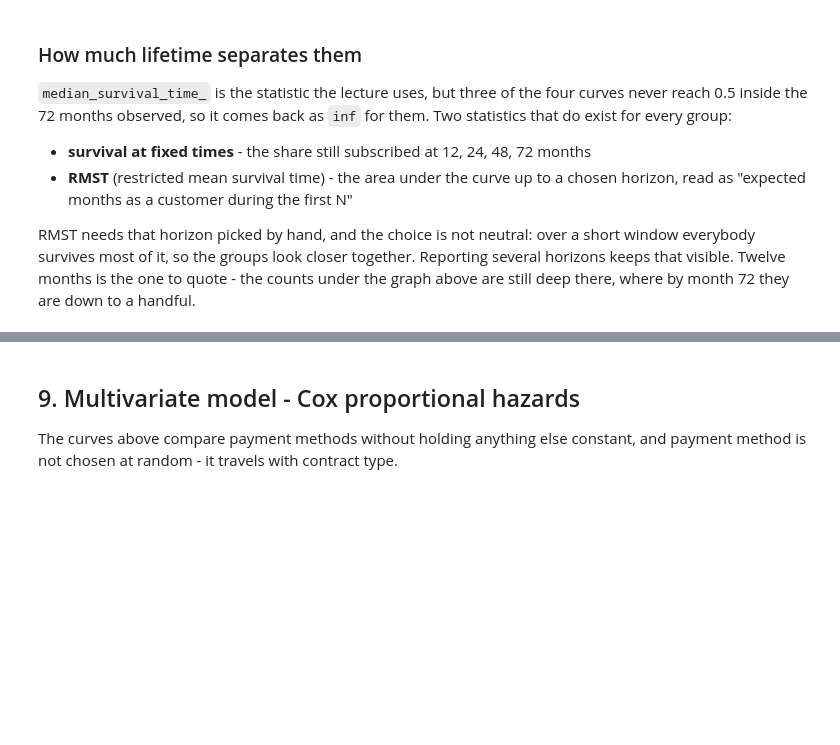
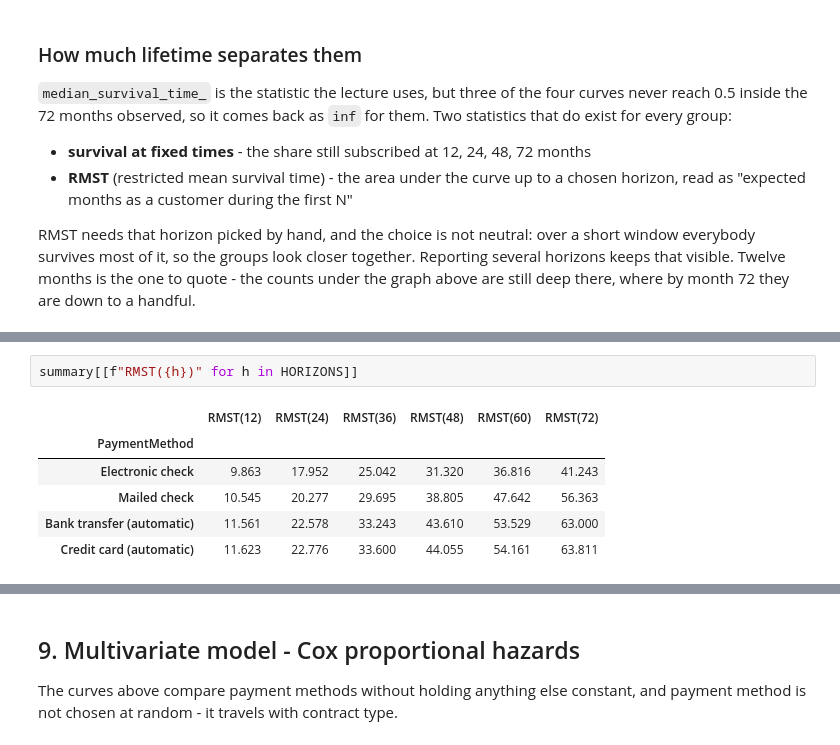
Before and after one commit to Kiatisakk/CPE342-ML, a Jupyter notebook: lab03_rg/Activity_Estimating_Lifetime.ipynb, the cells around one changed output, grey strips where cells are left out. Drawn from its saved outputs; the diff is of its cells as text; blank space fills up the shorter version.

```diff
--- a/lab03_rg/Activity_Estimating_Lifetime.ipynb
+++ b/lab03_rg/Activity_Estimating_Lifetime.ipynb
@@ -284,3 +286,12 @@ summary
+# %%
+summary[[f"RMST({h})" for h in HORIZONS]]
+# %% [output]
+|  | RMST(12) | RMST(24) | RMST(36) | RMST(48) | RMST(60) | RMST(72) |
+| PaymentMethod |  |  |  |  |  |  |
+| Electronic check | 9.863 | 17.952 | 25.042 | 31.320 | 36.816 | 41.243 |
+| Mailed check | 10.545 | 20.277 | 29.695 | 38.805 | 47.642 | 56.363 |
+| Bank transfer (automatic) | 11.561 | 22.578 | 33.243 | 43.610 | 53.529 | 63.000 |
+| Credit card (automatic) | 11.623 | 22.776 | 33.600 | 44.055 | 54.161 | 63.811 |
 # %%
 # How much of each horizon does a customer of this group actually spend subscribed?
 share = pd.DataFrame({
```
Also changed, not shown: parts of 4 cells of this notebook, 1 other file.
